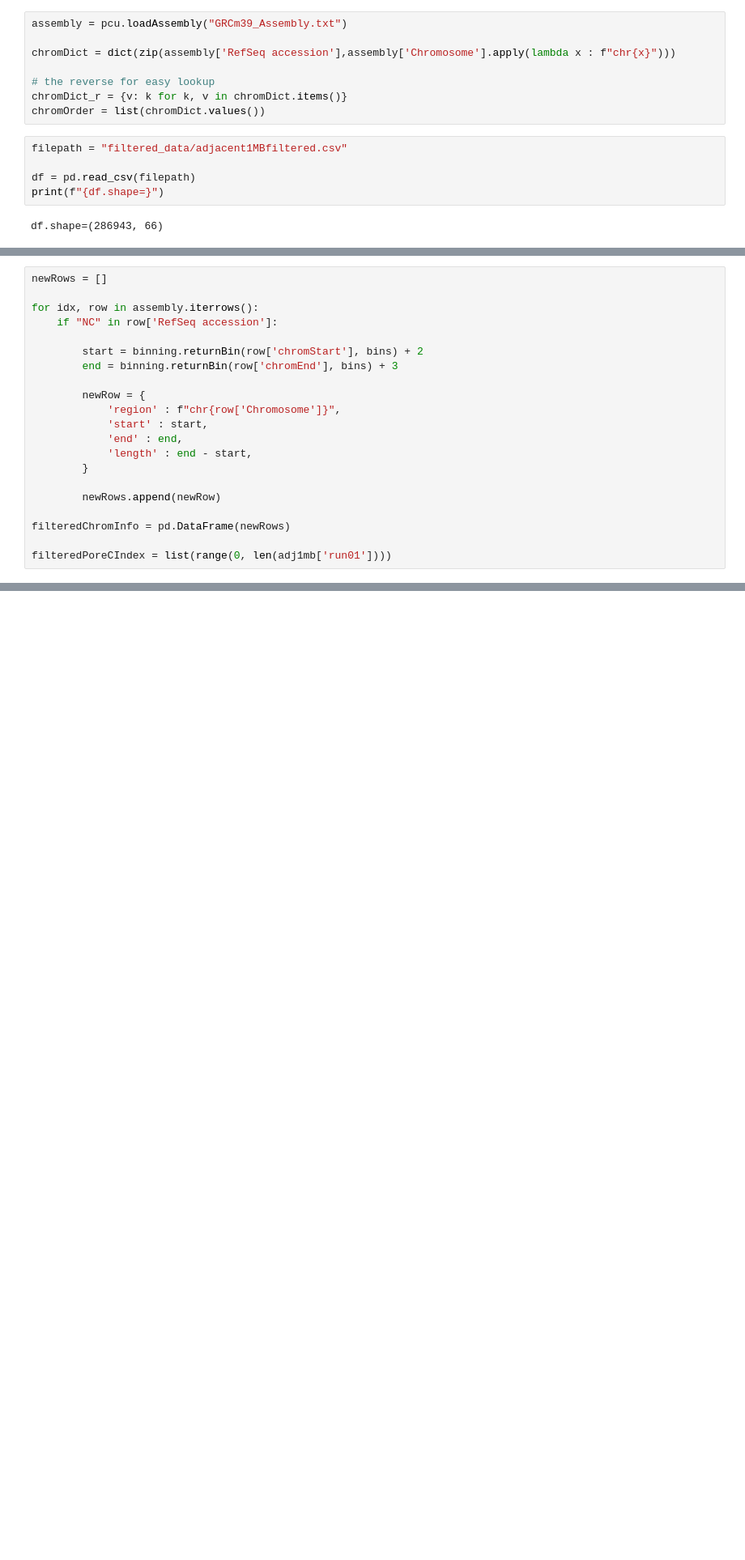
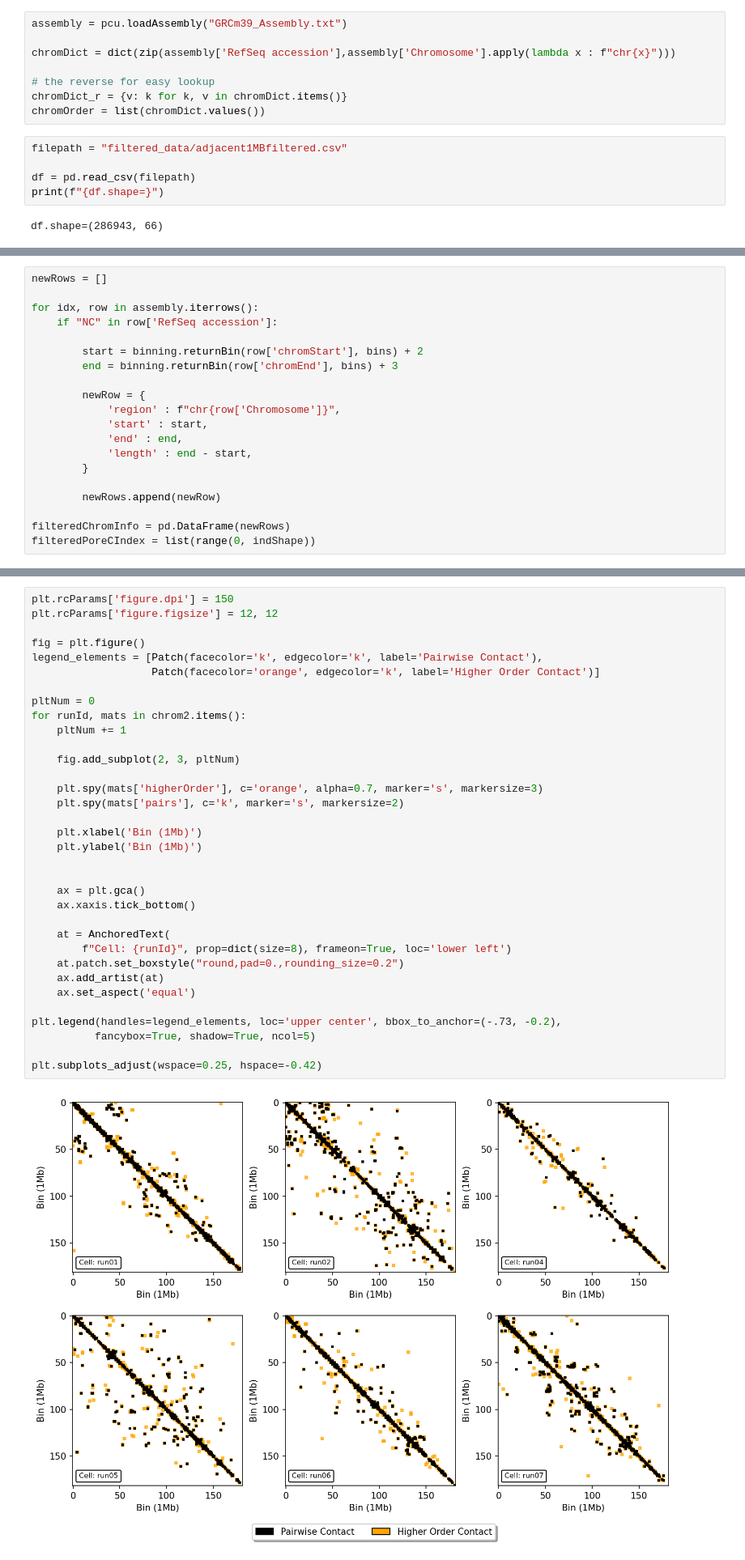
Before and after one commit to CooperStansbury/scPoreC-analysis, a Jupyter notebook: notebooks/higherOrderAnalysis.ipynb, the cells around one changed output, grey strips where cells are left out. Shown at 81% size. Drawn from its saved outputs; the diff is of its cells as text; blank space fills up the shorter version.

```diff
--- a/notebooks/higherOrderAnalysis.ipynb
+++ b/notebooks/higherOrderAnalysis.ipynb
@@ -106,5 +171,4 @@ for idx, row in assembly.iterrows():
         newRows.append(newRow)
 
 filteredChromInfo = pd.DataFrame(newRows)
-
-filteredPoreCIndex = list(range(0, len(adj1mb['run01'])))
+filteredPoreCIndex = list(range(0, indShape))
@@ -110,0 +202,36 @@ filteredPoreCIndex = list(range(0, len(adj1mb['run01'])))
+# %%
+plt.rcParams['figure.dpi'] = 150
+plt.rcParams['figure.figsize'] = 12, 12
+
+fig = plt.figure()
+legend_elements = [Patch(facecolor='k', edgecolor='k', label='Pairwise Contact'),
+                   Patch(facecolor='orange', edgecolor='k', label='Higher Order Contact')]
+
+pltNum = 0
+for runId, mats in chrom2.items():
+    pltNum += 1
+
+    fig.add_subplot(2, 3, pltNum)
+
+    plt.spy(mats['higherOrder'], c='orange', alpha=0.7, marker='s', markersize=3)
+    plt.spy(mats['pairs'], c='k', marker='s', markersize=2)
+
+    plt.xlabel('Bin (1Mb)')
+    plt.ylabel('Bin (1Mb)')
+
+
+    ax = plt.gca()
+    ax.xaxis.tick_bottom()
+
+    at = AnchoredText(
+        f"Cell: {runId}", prop=dict(size=8), frameon=True, loc='lower left')
+    at.patch.set_boxstyle("round,pad=0.,rounding_size=0.2")
+    ax.add_artist(at)
+    ax.set_aspect('equal')
+
+plt.legend(handles=legend_elements, loc='upper center', bbox_to_anchor=(-.73, -0.2),
+          fancybox=True, shadow=True, ncol=5)
+
+plt.subplots_adjust(wspace=0.25, hspace=-0.42)
+# %% [output]
+[figure, added]
```
Also changed, not shown: parts of 10 cells of this notebook, 3 other files.
